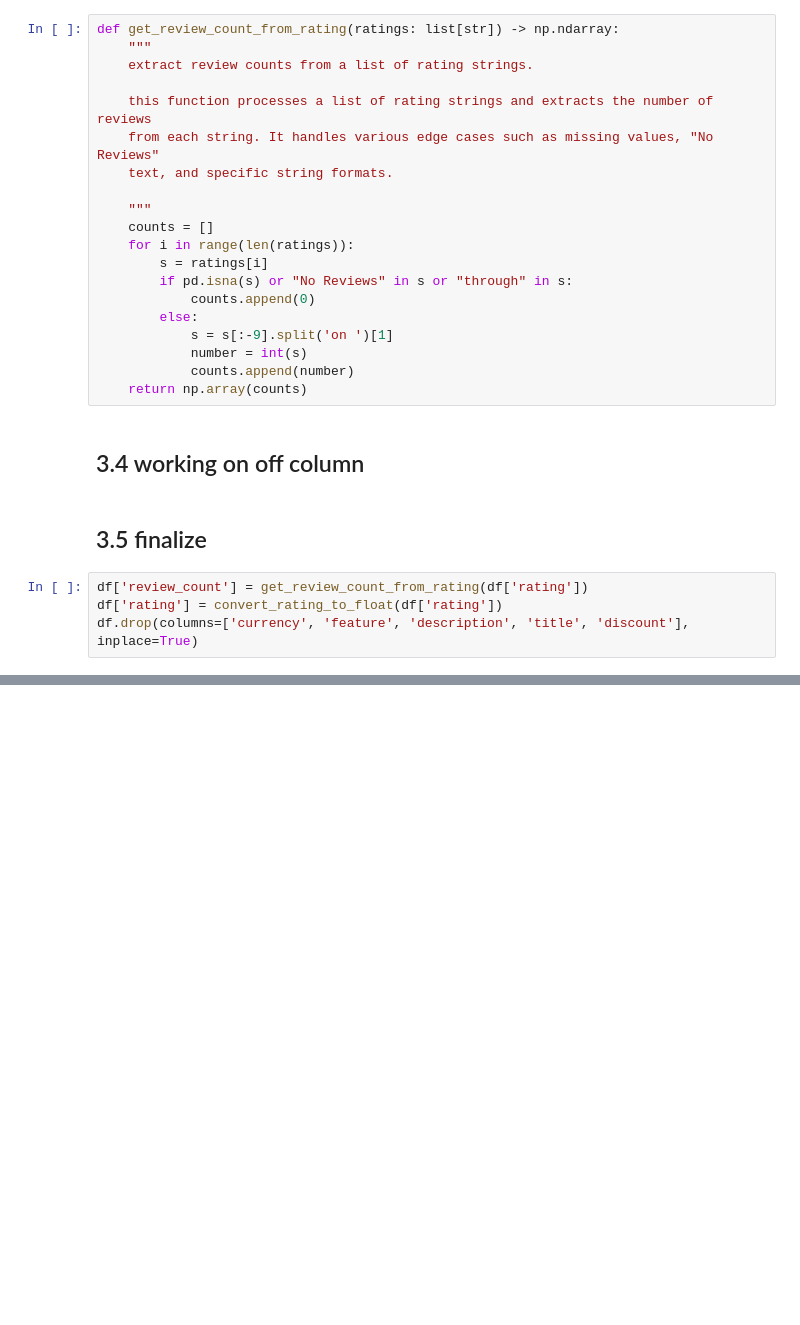
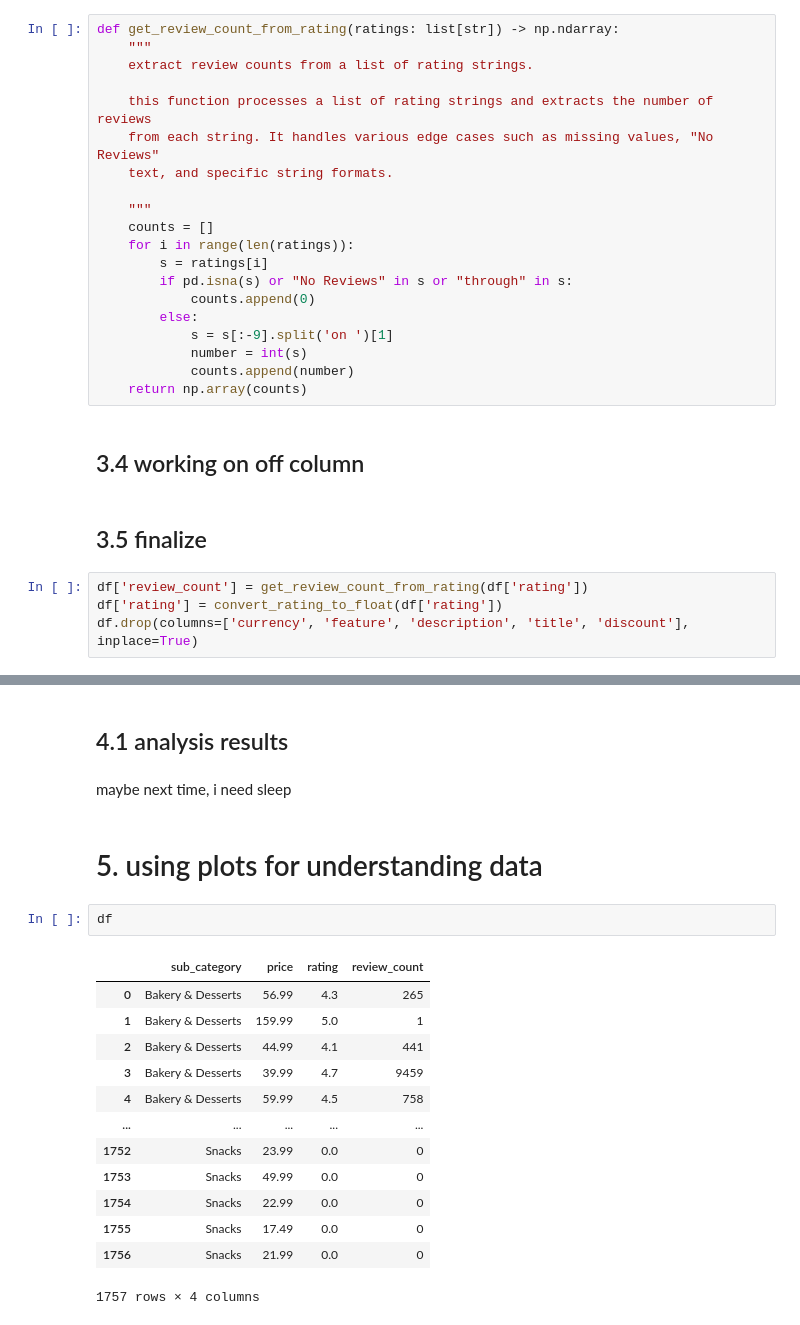
Before and after one commit to sirUnchained/Machine-Learning-and-Data-Analysis, a Jupyter notebook: Grocery store analysis/Grocery Store.ipynb, the cells around one changed output, grey strips where cells are left out. Saved outputs shown, nothing was run; the diff lists cells and outputs as text; blank space fills up the shorter version.

```diff
--- a/Grocery store analysis/Grocery Store.ipynb
+++ b/Grocery store analysis/Grocery Store.ipynb
@@ -318,0 +326,22 @@ df.drop(columns=['currency', 'feature', 'description', 'title', 'discount'], inp
+# %% [markdown]
+## 4.1 analysis results
+# %% [markdown]
+maybe next time, i need sleep
+# %% [markdown]
+# 5. using plots for understanding data
+# %%
+df
+# %% [output]
+|  | sub_category | price | rating | review_count |
+| 0 | Bakery & Desserts | 56.99 | 4.3 | 265 |
+| 1 | Bakery & Desserts | 159.99 | 5.0 | 1 |
+| 2 | Bakery & Desserts | 44.99 | 4.1 | 441 |
+| 3 | Bakery & Desserts | 39.99 | 4.7 | 9459 |
+| 4 | Bakery & Desserts | 59.99 | 4.5 | 758 |
+| ... | ... | ... | ... | ... |
+| 1752 | Snacks | 23.99 | 0.0 | 0 |
+| 1753 | Snacks | 49.99 | 0.0 | 0 |
+| 1754 | Snacks | 22.99 | 0.0 | 0 |
+| 1755 | Snacks | 17.49 | 0.0 | 0 |
+| 1756 | Snacks | 21.99 | 0.0 | 0 |
+1757 rows × 4 columns
```
Also changed, not shown: parts of 10 cells of this notebook, 3 other files.
